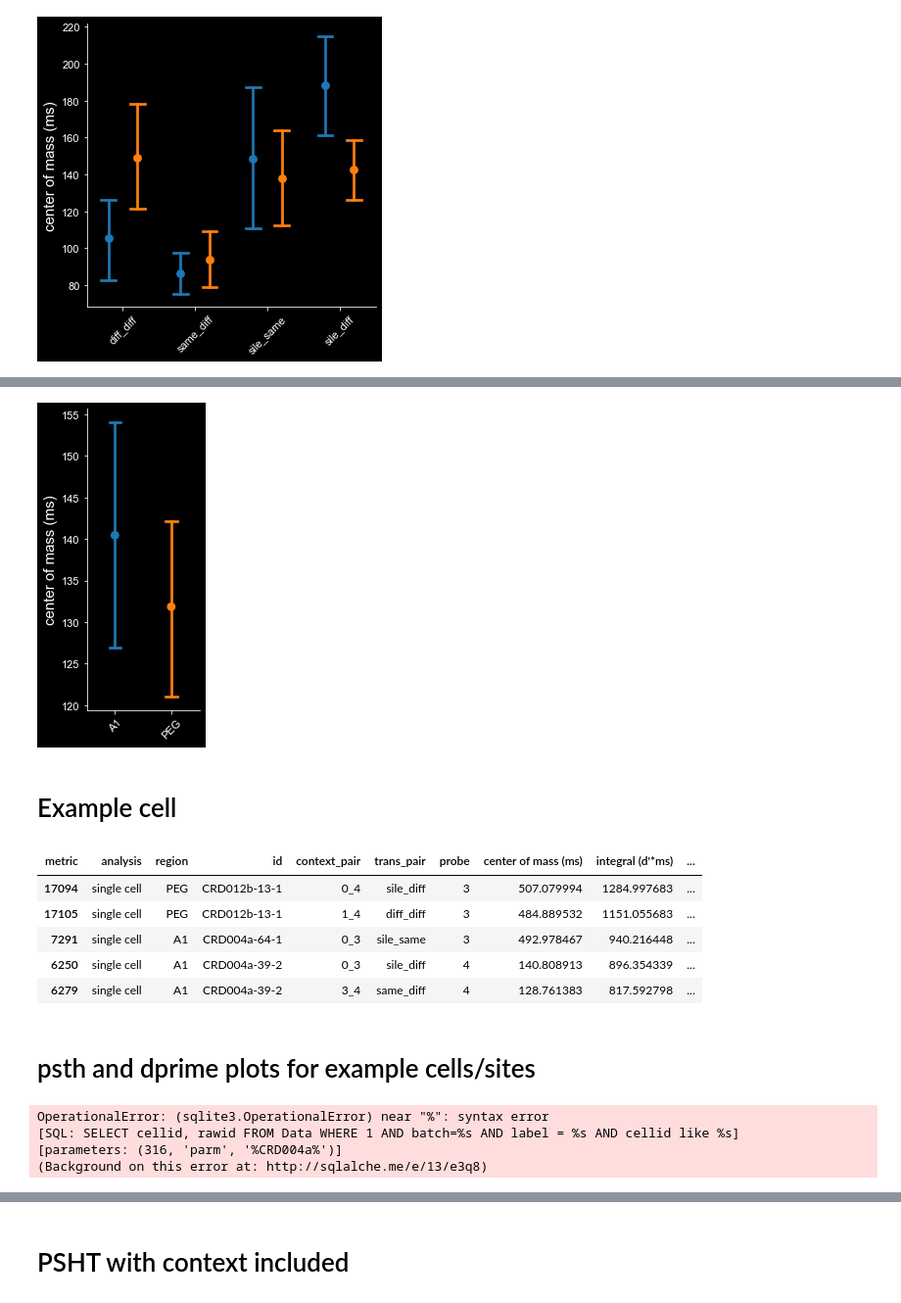
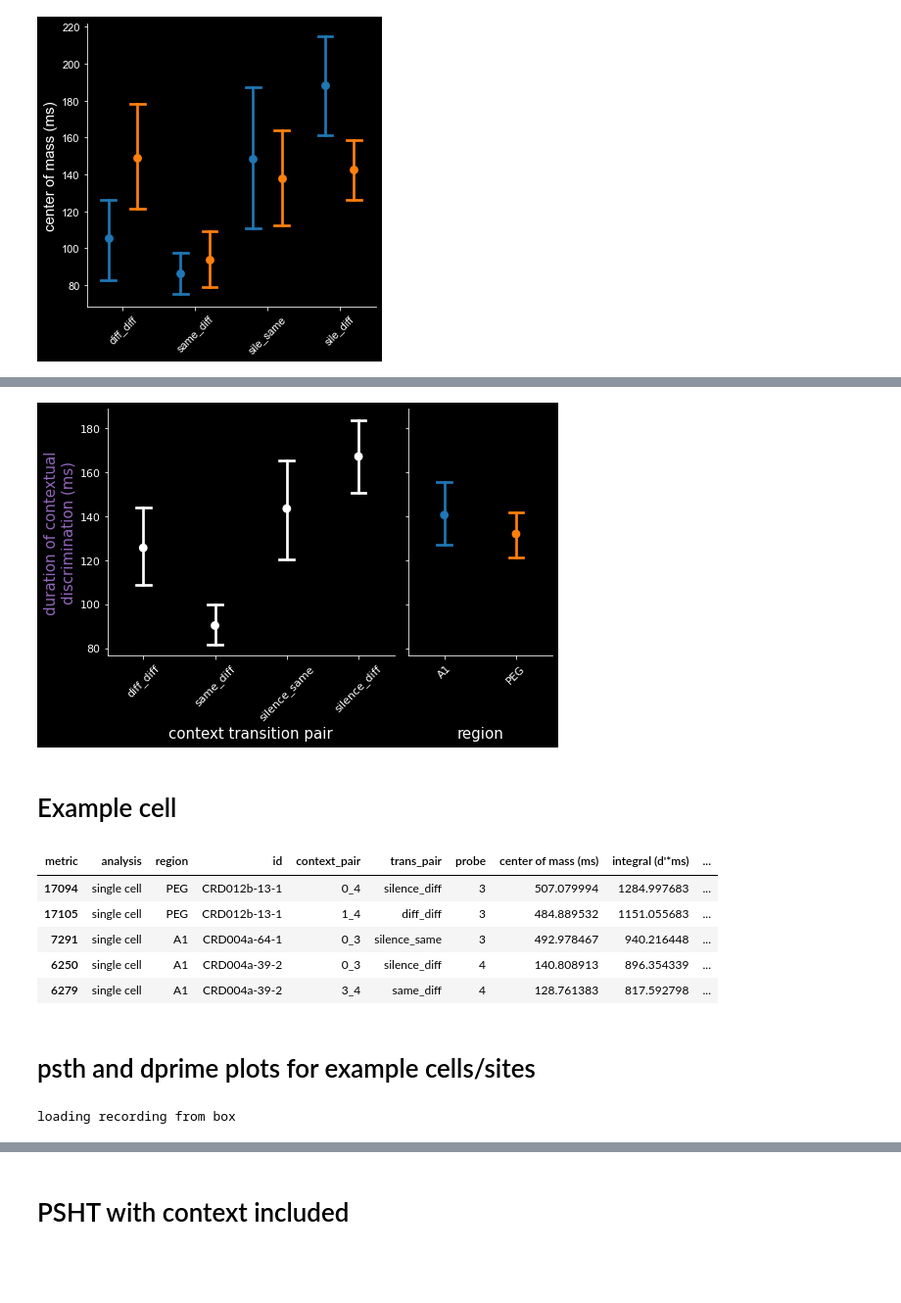
Before and after one commit to Mateo-Lopez-Espejo/context_probe_analysis, a Jupyter notebook: reports/210316_EARS_talk.ipynb, the cells around one changed output, grey strips where cells are left out. Shown at 98% size. Cells and saved outputs as stored; diff of their text form; code cells hidden in the pictures; blank space fills up the shorter version.

```diff
--- a/reports/210316_EARS_talk.ipynb
+++ b/reports/210316_EARS_talk.ipynb
@@ -105,16 +104,16 @@ same = ctx == prb[:,None]
 different = np.logical_and(~silence, ~same)
 
 name_arr = np.full_like(ctx, np.nan, dtype=object)
-name_arr[silence] = 'sile'
+name_arr[silence] = 'silence'
 name_arr[same] = 'same'
 name_arr[different] = 'diff'
 comp_name_arr = np.apply_along_axis('_'.join, 1, name_arr)
 
 # swaps clasification names to not have repetitions i.e. diff_same == same_diff
-comp_name_arr[np.where(comp_name_arr == 'self_sile')] = 'sile_self'
-comp_name_arr[np.where(comp_name_arr == 'diff_sile')] = 'sile_diff'
+comp_name_arr[np.where(comp_name_arr == 'same_silence')] = 'silence_same'
+comp_name_arr[np.where(comp_name_arr == 'diff_silence')] = 'silence_diff'
 comp_name_arr[np.where(comp_name_arr == 'diff_same')] = 'same_diff'
-comp_name_arr[np.where(comp_name_arr == 'same_sile')] = 'sile_same'
+comp_name_arr[np.where(comp_name_arr == 'same_silence')] = 'silence_same'
 
 filtered['trans_pair'] = comp_name_arr
 
@@ -271,5 +298,5 @@ savefig(fig, 'EARS_figures', title)
 # %%
-trans_ord = ['diff_diff', 'same_diff', 'sile_same', 'sile_diff']
+trans_ord = ['diff_diff', 'same_diff', 'silence_same', 'silence_diff']
 reg_ord = ['A1', 'PEG']
 ana_ord = ['single cell', 'population']
 # %%
@@ -447,8 +461,12 @@ toplot = tocalc.loc[(tocalc.value < 600), :]
 
 if metric == "integral (d'*ms)":
     mname = 'integral'
+    ylname = "magnitude of contextual\ndiscrimination (d' * ms)"
+    lab_color = 'C2'
 elif metric == "center of mass (ms)":
     mname = 'center_of_mass'
+    ylname = "duration of contextual\ndiscrimination (ms)"
+    lab_color = 'C4'
 # %%
 fig, ax = plt.subplots()
 if scatter:
@@ -490,23 +489,34 @@ savefig(fig, "EARS_figures", title)
 # %%
-fig, ax = plt.subplots()
-if scatter:
-    ax = sns.stripplot(x='region', y='value', data=toplot, order=reg_ord, hue_order=reg_ord,
-                       s=2, jitter=0.3, dodge=True, palette=sns.color_palette(), ax=ax)
-ax = sns.pointplot(x='region', y='value', data=tocalc, order=reg_ord, hue_order=reg_ord,
-                   s=2, dodge=0.4, join=False, palette=sns.color_palette(), capsize=0.2, ci=68, ax=ax)
+# plots the comparison by transition pair and by region in subplots of the same figures
 
-ax.legend([],[], frameon=False)
-ax.set_xticklabels(reg_ord, rotation = 45)
+gs_kw = dict(width_ratios=[1,0.5], height_ratios=[1])
+fig, (trans_ax, reg_ax) = plt.subplots(1, 2, sharey=True, gridspec_kw=gs_kw)
+fig.set_size_inches(7.5,5)
 
-ax.set_xlabel('')
-ax.set_ylabel(metric)
-# ax.set_title(f"{analysis}")
-fig.tight_layout(rect=(0,0,1,1))
-fig.set_size_inches(2.5,5)
-title =f'{analysis}_{mname}_post_hoc_region'
+#transitions
+_ = sns.pointplot(x='trans_pair', y='value', data=tocalc, order=trans_ord, hue_order=reg_ord,
+                   s=2, dodge=0.4, join=False, palette=['white'], capsize=0.2, ci=68, ax=trans_ax)
+trans_ax.legend([],[], frameon=False)
+trans_ax.set_xticklabels(trans_ord, rotation = 45)
+
+trans_ax.set_xlabel('context transition pair')
+trans_ax.set_ylabel(ylname)
+trans_ax.yaxis.label.set_color(lab_color)
+
+# regions
+_ = sns.pointplot(x='region', y='value', data=tocalc, order=reg_ord, hue_order=reg_ord,
+                   s=2, dodge=0.4, join=False, palette=sns.color_palette(), capsize=0.2, ci=68, ax=reg_ax)
+
+reg_ax.legend([],[], frameon=False)
+reg_ax.set_xticklabels(reg_ord, rotation = 45)
+reg_ax.set_xlabel('region')
+reg_ax.set_ylabel("")
+fig.align_labels()
+
+title =f'{analysis}_post_hoc_{mname}'
 savefig(fig, "EARS_figures", title)
 # %% [output]
-[figure, old version]
+[figure, new version]
 # %% [markdown]
 # Example cell
 # %%
@@ -517,10 +527,10 @@ best_cells = best_cells.sort_values(by=["integral (d'*ms)", 'center of mass (ms)
 display(best_cells.head(5))
 # %% [output]
 | metric | analysis | region | id | context_pair | trans_pair | probe | center of mass (ms) | integral (d'*ms) | ... |
-| 17094 | single cell | PEG | CRD012b-13-1 | 0_4 | sile_diff | 3 | 507.079994 | 1284.997683 | ... |
+| 17094 | single cell | PEG | CRD012b-13-1 | 0_4 | silence_diff | 3 | 507.079994 | 1284.997683 | ... |
 | 17105 | single cell | PEG | CRD012b-13-1 | 1_4 | diff_diff | 3 | 484.889532 | 1151.055683 | ... |
-| 7291 | single cell | A1 | CRD004a-64-1 | 0_3 | sile_same | 3 | 492.978467 | 940.216448 | ... |
-| 6250 | single cell | A1 | CRD004a-39-2 | 0_3 | sile_diff | 4 | 140.808913 | 896.354339 | ... |
+| 7291 | single cell | A1 | CRD004a-64-1 | 0_3 | silence_same | 3 | 492.978467 | 940.216448 | ... |
+| 6250 | single cell | A1 | CRD004a-39-2 | 0_3 | silence_diff | 4 | 140.808913 | 896.354339 | ... |
 | 6279 | single cell | A1 | CRD004a-39-2 | 3_4 | same_diff | 4 | 128.761383 | 817.592798 | ... |
 # %% [markdown]
 # psth and dprime plots for example cells/sites
@@ -690,10 +700,7 @@ def grid_plot(id, trialR, dprime, confidence_interval, probe):
 id = 'CRD004a-39-2'
 trialR, dprime, shuffled_dprime, significance, confidence_interval, goodcells, t = load_all_raw_data(id)
 # %% [output]
-OperationalError: (sqlite3.OperationalError) near "%": syntax error
-[SQL: SELECT cellid, rawid FROM Data WHERE 1 AND batch=%s AND label = %s AND cellid like %s]
-[parameters: (316, 'parm', '%CRD004a%')]
-(Background on this error at: http://sqlalche.me/e/13/e3q8)
+loading recording from box
 # %%
 # probe = 3
 probe = 4
```
Also changed, not shown: parts of 19 cells of this notebook.
